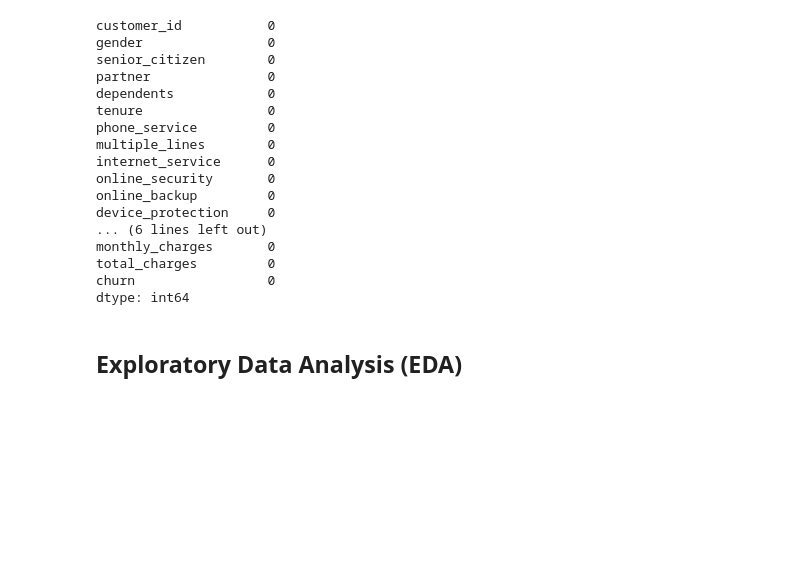
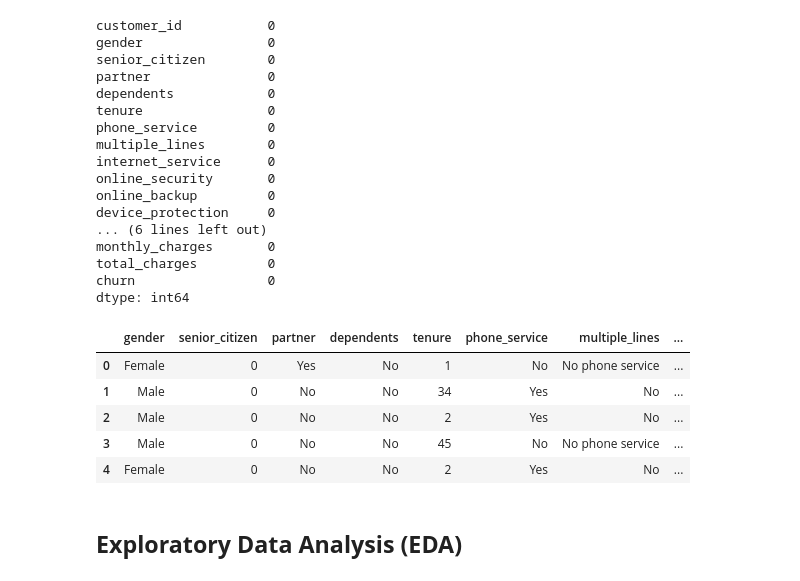
Before and after one commit to shlokzz/Customer-Churn-Prediction-Project, a Jupyter notebook: notebook/04_visual_eda.ipynb, the cells around one changed output. Drawn from its saved outputs; the diff is of its cells as text; code cells hidden in the pictures; blank space fills up the shorter version.

Commit message:
Export the final clean dataset and rename the initial clean dataset

```diff
--- a/notebook/04_visual_eda.ipynb
+++ b/notebook/04_visual_eda.ipynb
@@ -9,7 +9,7 @@ import seaborn as sns
 **Data Collection**
 # %%
 # load the dataset into a pandas DataFrame
-df = pd.read_csv("../dataset/clean dataset/telco_customer_churn_cleaned_dataset.csv")
+df = pd.read_csv("../dataset/clean dataset/initial_telco_customer_churn_cleaned_dataset.csv")
 # %%
 # display first 5 rows of the dataset
 df.head()
@@ -84,6 +84,15 @@ dtype: int64
 # %%
 # drop customer_id column as this is not required for modelling
 df = df.drop(columns= ['customer_id'])
+# %%
+df.head()
+# %% [output]
+|  | gender | senior_citizen | partner | dependents | tenure | phone_service | multiple_lines | ... |
+| 0 | Female | 0 | Yes | No | 1 | No | No phone service | ... |
+| 1 | Male | 0 | No | No | 34 | Yes | No | ... |
+| 2 | Male | 0 | No | No | 2 | Yes | No | ... |
+| 3 | Male | 0 | No | No | 45 | No | No phone service | ... |
+| 4 | Female | 0 | No | No | 2 | Yes | No | ... |
 # %% [markdown]
 ## **Exploratory Data Analysis (EDA)**
 # %%
```
Also changed, not shown: parts of 1 cell of this notebook, 2 other files.
